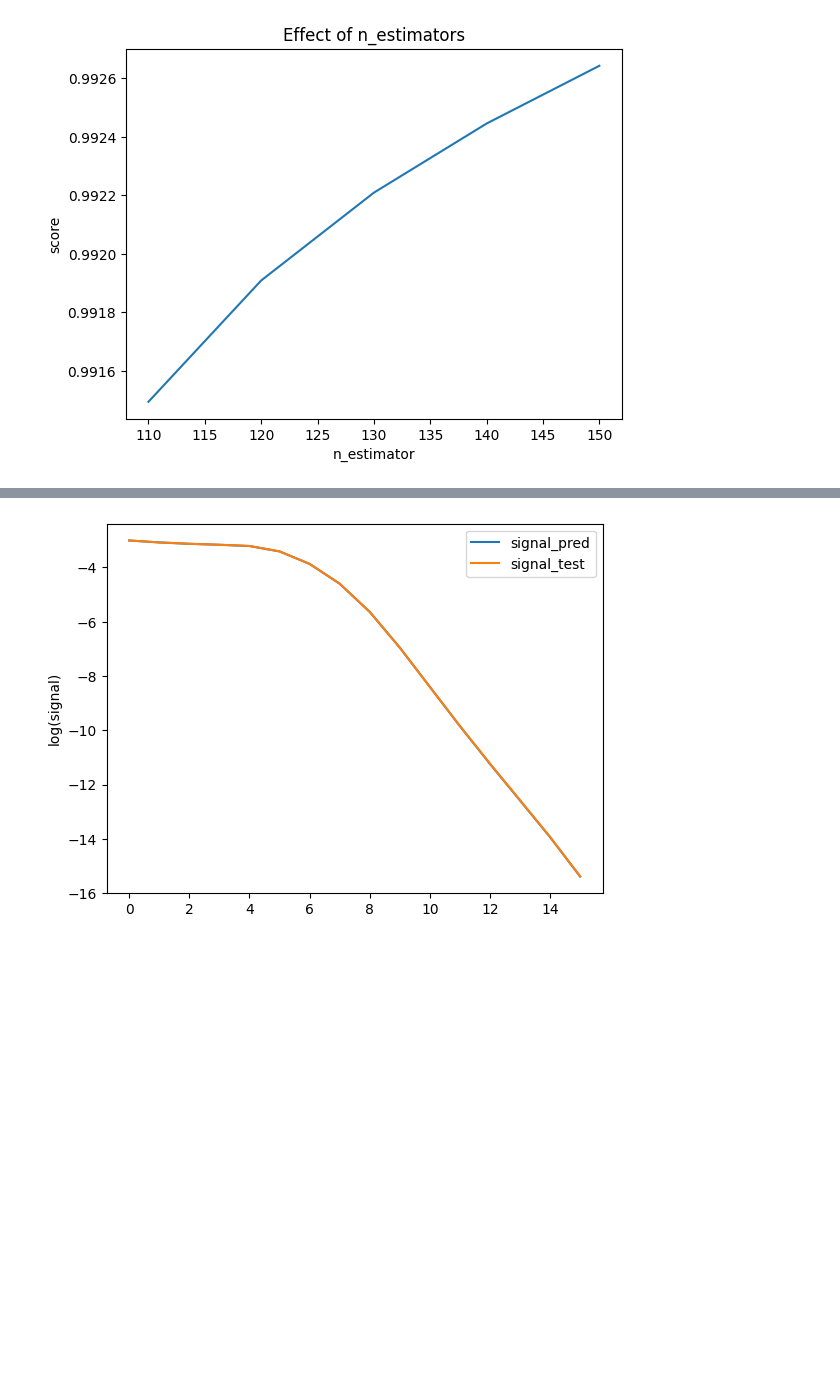
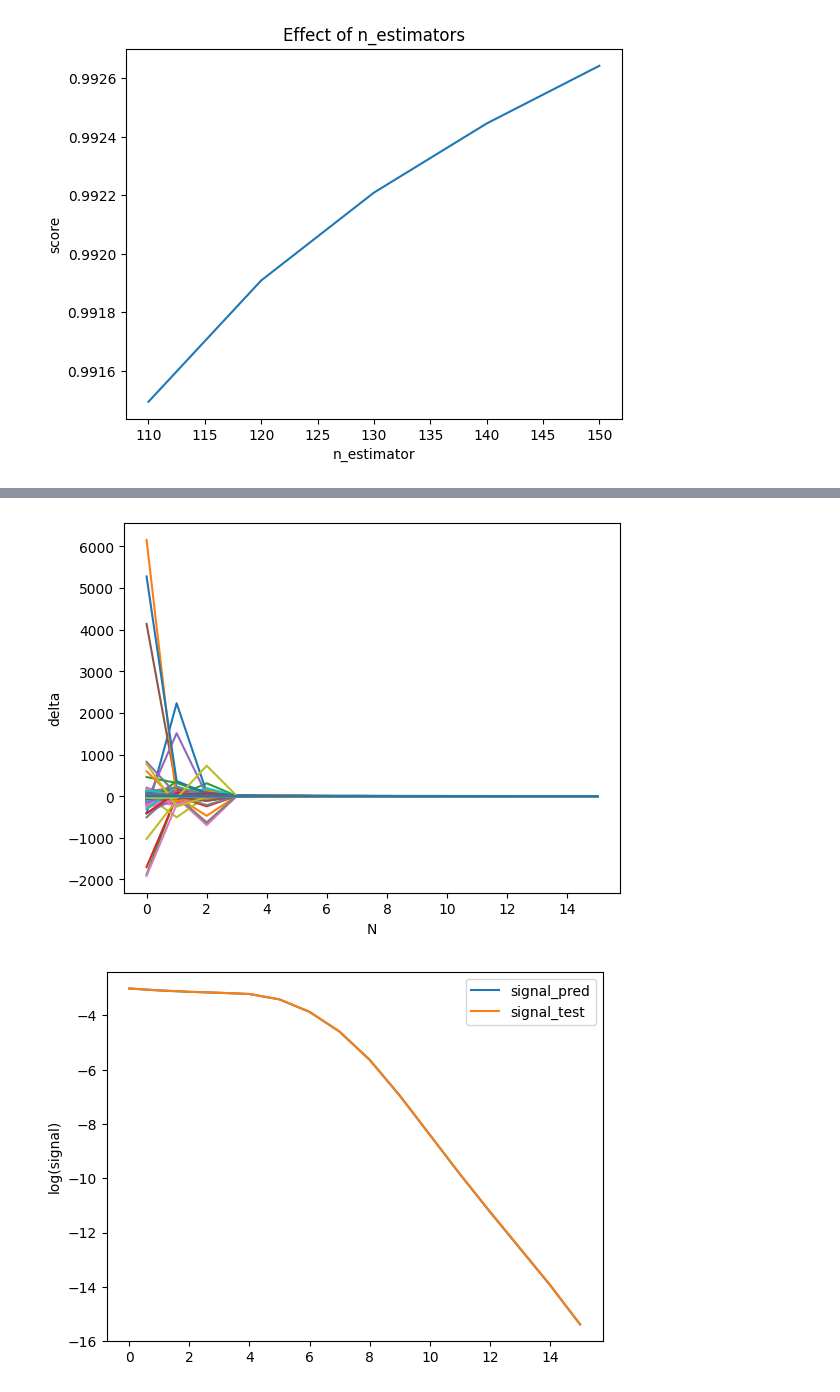
Before and after one commit to KirillAnokhin/MLProject, a Jupyter notebook: notebook.ipynb, the cells around one changed output, grey strips where cells are left out. Saved outputs shown, nothing was run; the diff lists cells and outputs as text; code cells hidden in the pictures; blank space fills up the shorter version.

```diff
--- a/notebook.ipynb
+++ b/notebook.ipynb
@@ -187,3 +207,19 @@ Model score:  0.9926426366007906620936296
+# %%
+# Считаем delta_i, где i от 1 до N
+i = 0
+for test, pred in zip(signal_test, signal_pred):
+    delta = []
+    for test_val, pred_val in zip(test, pred):
+        delta_i = (pred_val - test_val)/test_val*100
+        delta.append(delta_i)
+    plt.plot(delta)
+    plt.ylabel('delta')
+    plt.xlabel('N')
+    if i == 1000:
+        break
+    i+=1
+# %% [output]
+[figure, added]
 # %%
 # Visualize 10 first pred and test signals
 for i in range (10):
```
Also changed, not shown: parts of 15 cells of this notebook.
